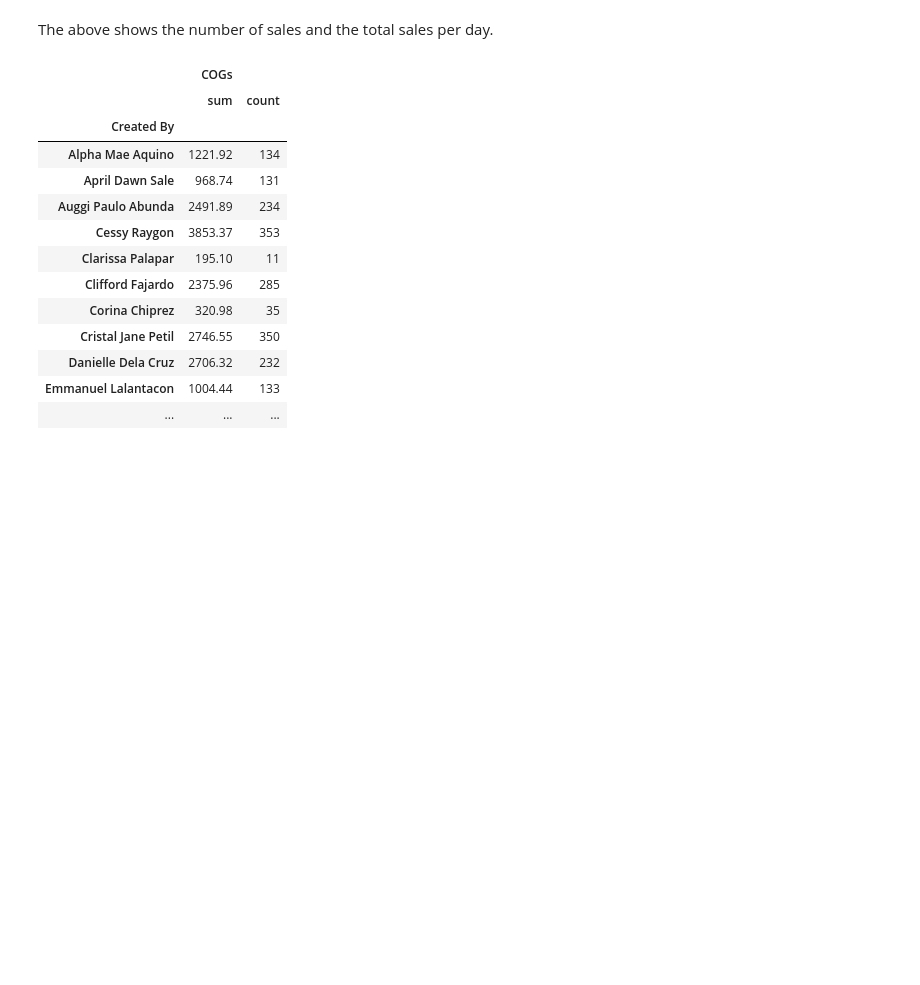
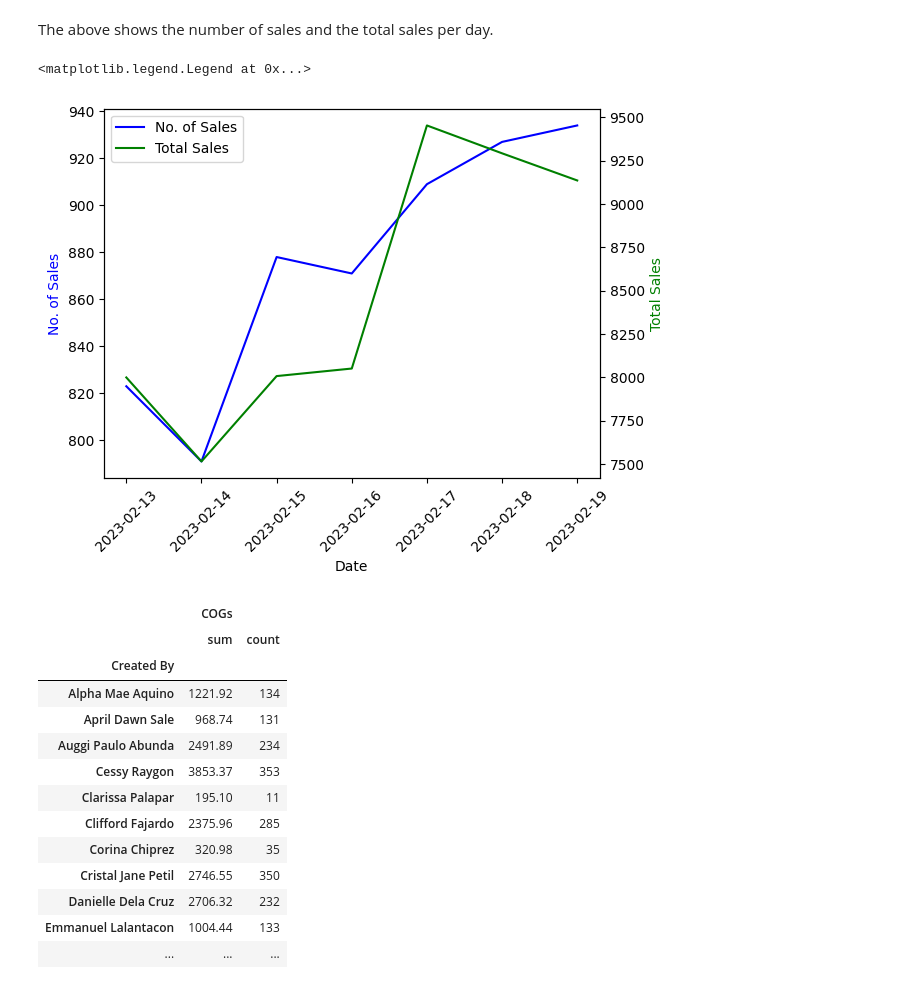
Before and after one commit to jhenac/fuego-data-analysis, a Jupyter notebook: fuego_networx.ipynb, the cells around one changed output. Cells and saved outputs as stored; diff of their text form; code cells hidden in the pictures; blank space fills up the shorter version.

Commit message:
Updated with visualizations.

```diff
--- a/fuego_networx.ipynb
+++ b/fuego_networx.ipynb
@@ -37,0 +40,3 @@ df_pos.groupby('Date_New').agg({'COGs': ['sum', 'count']})
+# %%
+df_pos_count = df_pos.groupby('Date_New').count()['COGs']
+df_pos_count
@@ -37,0 +53,3 @@ df_pos.groupby('Date_New').agg({'COGs': ['sum', 'count']})
+# %%
+df_pos_sum = df_pos.groupby('Date_New').sum()['COGs']
+df_pos_sum
@@ -38,5 +66,20 @@ df_pos.groupby('Date_New').agg({'COGs': ['sum', 'count']})
 # %% [markdown]
 The above shows the number of sales and the total sales per day.
+# %%
+ax1 =plt.gca()
+plt.xticks(rotation=45)
+ax2 = ax1.twinx()
+
+l1 = ax1.plot(df_pos_count.index, df_pos_count.values, color='b', label='No. of Sales')
+l2 = ax2.plot(df_pos_sum.index, df_pos_sum.values, color='g', label='Total Sales')
+
+ax1.set_xlabel('Date')
+ax1.set_ylabel('No. of Sales', color='b')
+ax2.set_ylabel('Total Sales', color='g')
+ax1.legend(handles=l1+l2)
+# %% [output]
+<matplotlib.legend.Legend at 0x...>
+[figure, added]
 # %%
 df_pos.groupby('Created By').agg({'COGs': ['sum', 'count']})
 # %% [output]
```
Also changed, not shown: parts of 17 cells of this notebook.
